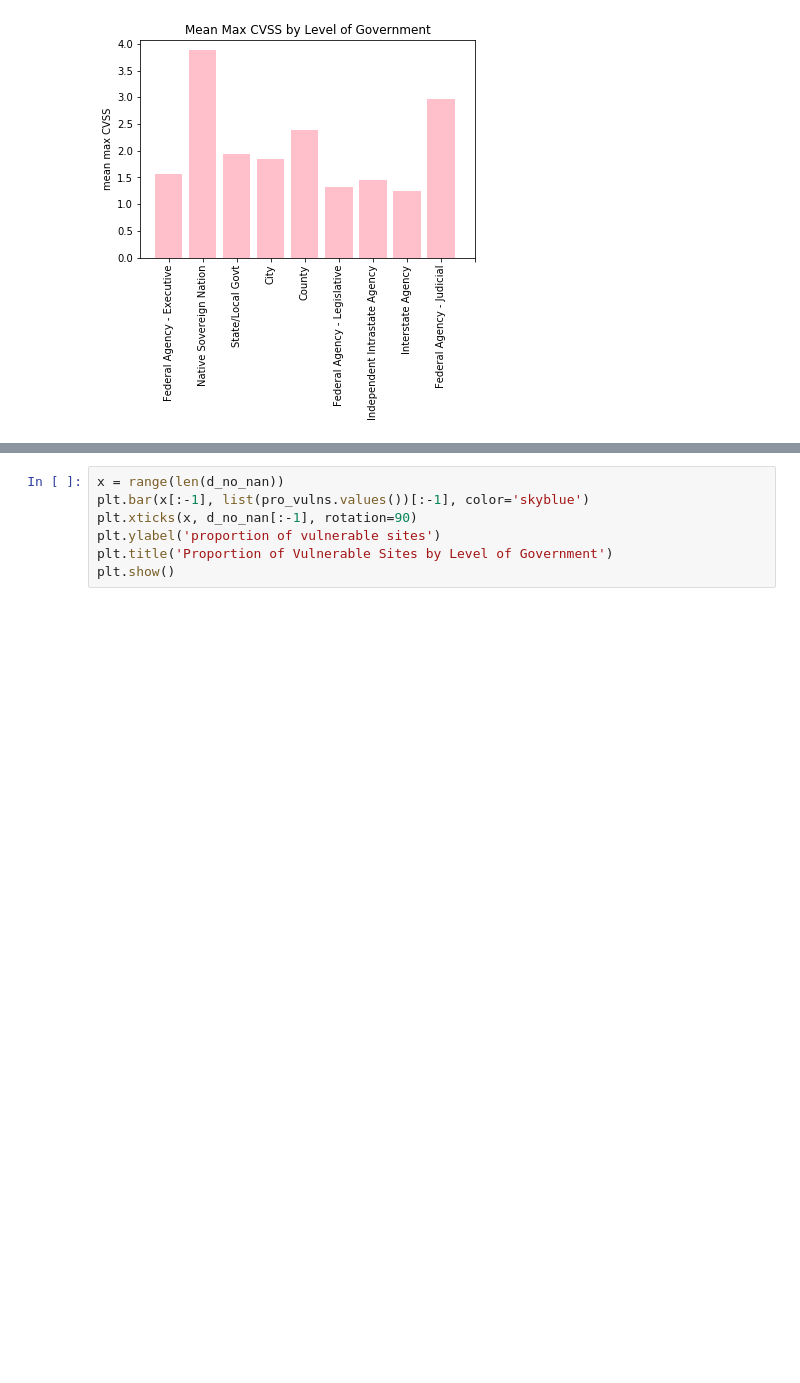
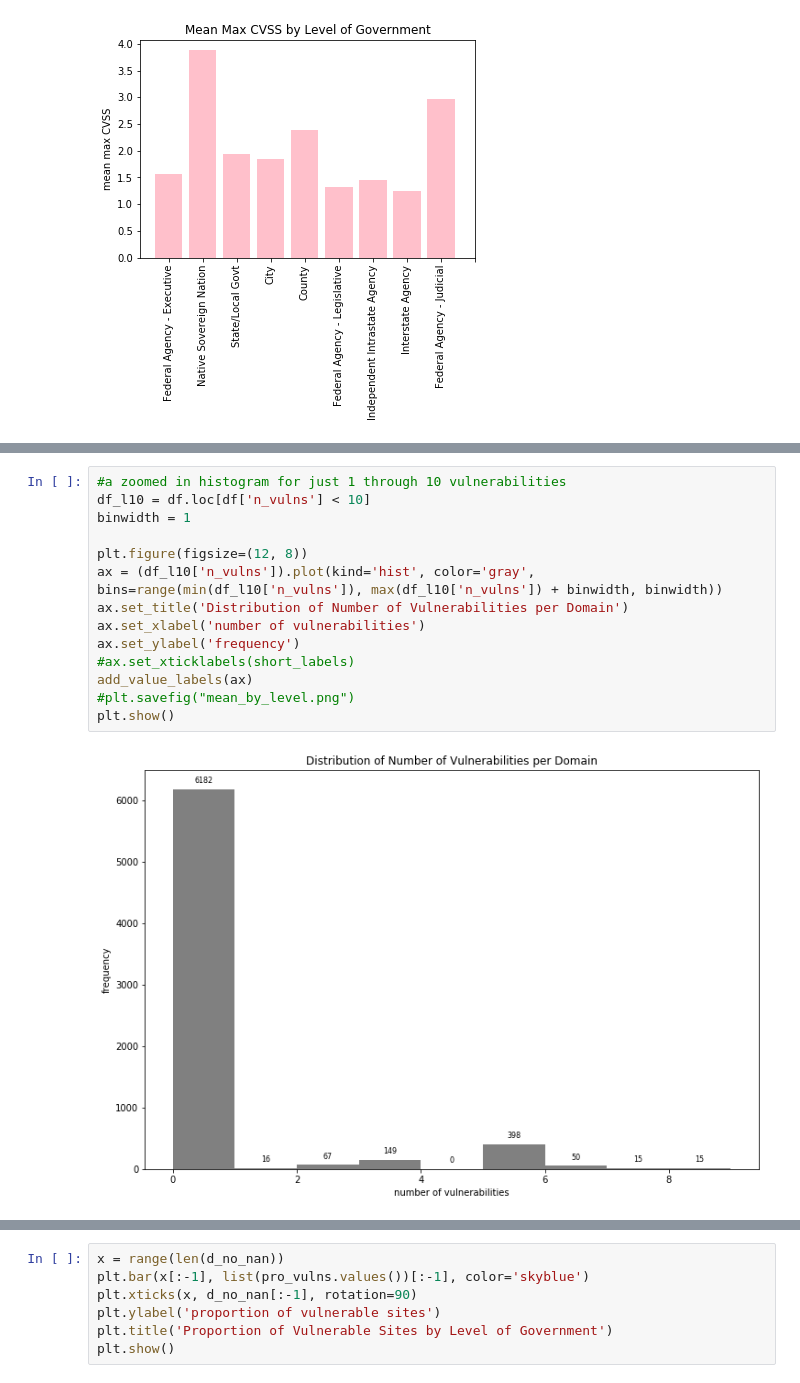
Before and after one commit to njohnson99/vulnerable-us-gov, a Jupyter notebook: nari-viz.ipynb, the cells around one changed output, grey strips where cells are left out. Drawn from its saved outputs; the diff is of its cells as text; blank space fills up the shorter version.

```diff
--- a/nari-viz.ipynb
+++ b/nari-viz.ipynb
@@ -92,0 +181,16 @@ plt.show()
+# %%
+#a zoomed in histogram for just 1 through 10 vulnerabilities
+df_l10 = df.loc[df['n_vulns'] < 10]
+binwidth = 1
+
+plt.figure(figsize=(12, 8))
+ax = (df_l10['n_vulns']).plot(kind='hist', color='gray', bins=range(min(df_l10['n_vulns']), max(df_l10['n_vulns']) + binwidth, binwidth))
+ax.set_title('Distribution of Number of Vulnerabilities per Domain')
+ax.set_xlabel('number of vulnerabilities')
+ax.set_ylabel('frequency')
+#ax.set_xticklabels(short_labels)
+add_value_labels(ax)
+#plt.savefig("mean_by_level.png")
+plt.show()
+# %% [output]
+[figure, added]
```
Also changed, not shown: parts of 10 cells of this notebook, 2 other files.
